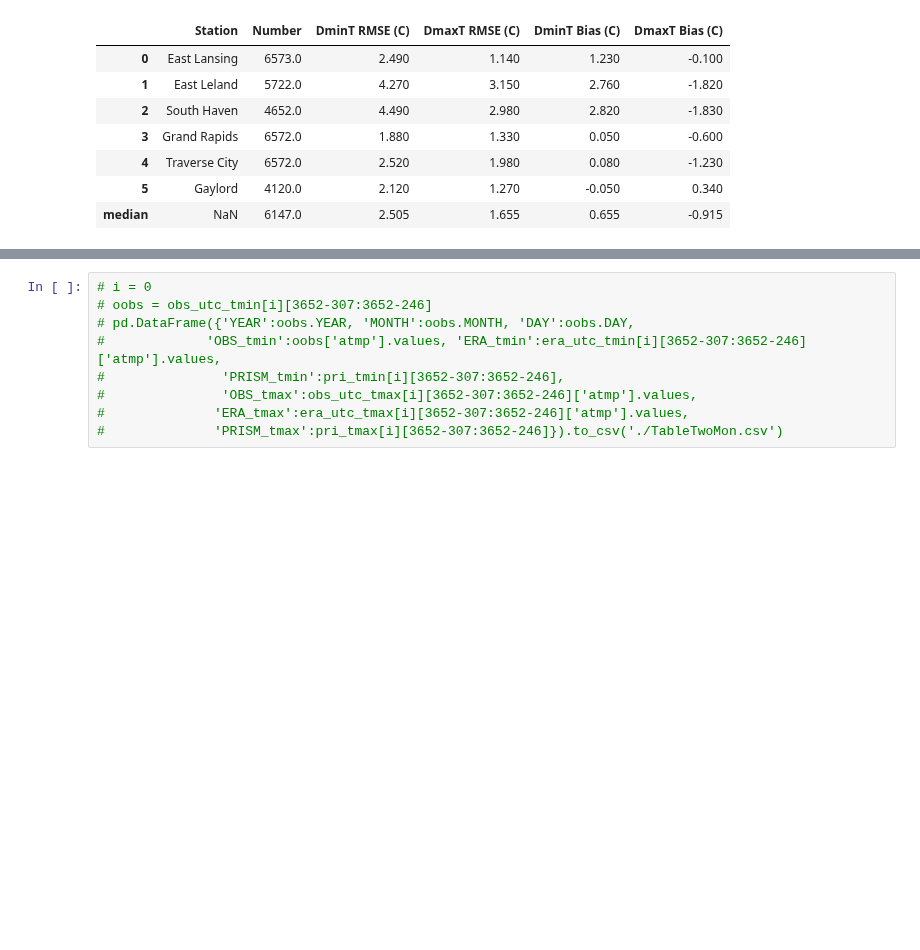
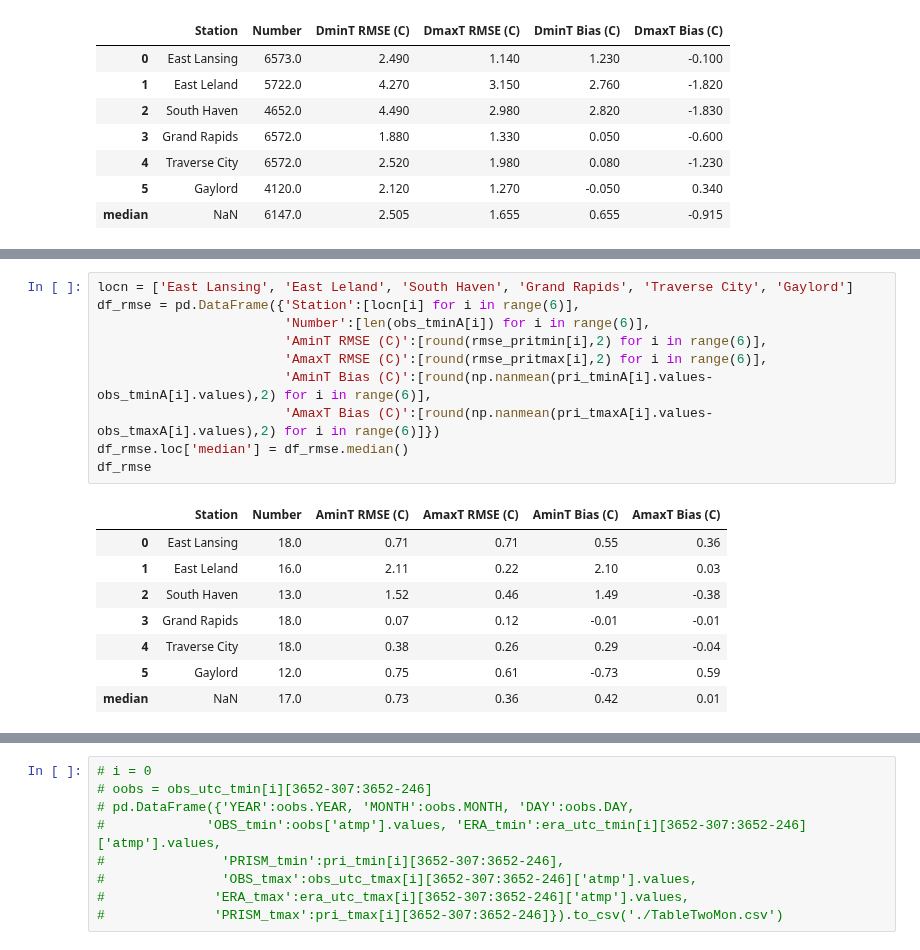
Before and after one commit to Diane1306/ERA5_PRISM, a Jupyter notebook: Summary2.ipynb, the cells around one changed output, grey strips where cells are left out. Drawn from its saved outputs; the diff is of its cells as text; blank space fills up the shorter version.

```diff
--- a/Summary2.ipynb
+++ b/Summary2.ipynb
@@ -314,0 +372,19 @@ df_rmse
+# %%
+locn = ['East Lansing', 'East Leland', 'South Haven', 'Grand Rapids', 'Traverse City', 'Gaylord']
+df_rmse = pd.DataFrame({'Station':[locn[i] for i in range(6)],
+                        'Number':[len(obs_tminA[i]) for i in range(6)],
+                        'AminT RMSE (C)':[round(rmse_pritmin[i],2) for i in range(6)],
+                        'AmaxT RMSE (C)':[round(rmse_pritmax[i],2) for i in range(6)],
+                        'AminT Bias (C)':[round(np.nanmean(pri_tminA[i].values-obs_tminA[i].values),2) for i in range(6)],
+                        'AmaxT Bias (C)':[round(np.nanmean(pri_tmaxA[i].values-obs_tmaxA[i].values),2) for i in range(6)]})
+df_rmse.loc['median'] = df_rmse.median()
+df_rmse
+# %% [output]
+|  | Station | Number | AminT RMSE (C) | AmaxT RMSE (C) | AminT Bias (C) | AmaxT Bias (C) |
+| 0 | East Lansing | 18.0 | 0.71 | 0.71 | 0.55 | 0.36 |
+| 1 | East Leland | 16.0 | 2.11 | 0.22 | 2.10 | 0.03 |
+| 2 | South Haven | 13.0 | 1.52 | 0.46 | 1.49 | -0.38 |
+| 3 | Grand Rapids | 18.0 | 0.07 | 0.12 | -0.01 | -0.01 |
+| 4 | Traverse City | 18.0 | 0.38 | 0.26 | 0.29 | -0.04 |
+| 5 | Gaylord | 12.0 | 0.75 | 0.61 | -0.73 | 0.59 |
+| median | NaN | 17.0 | 0.73 | 0.36 | 0.42 | 0.01 |
```
Also changed, not shown: parts of 11 cells of this notebook.
